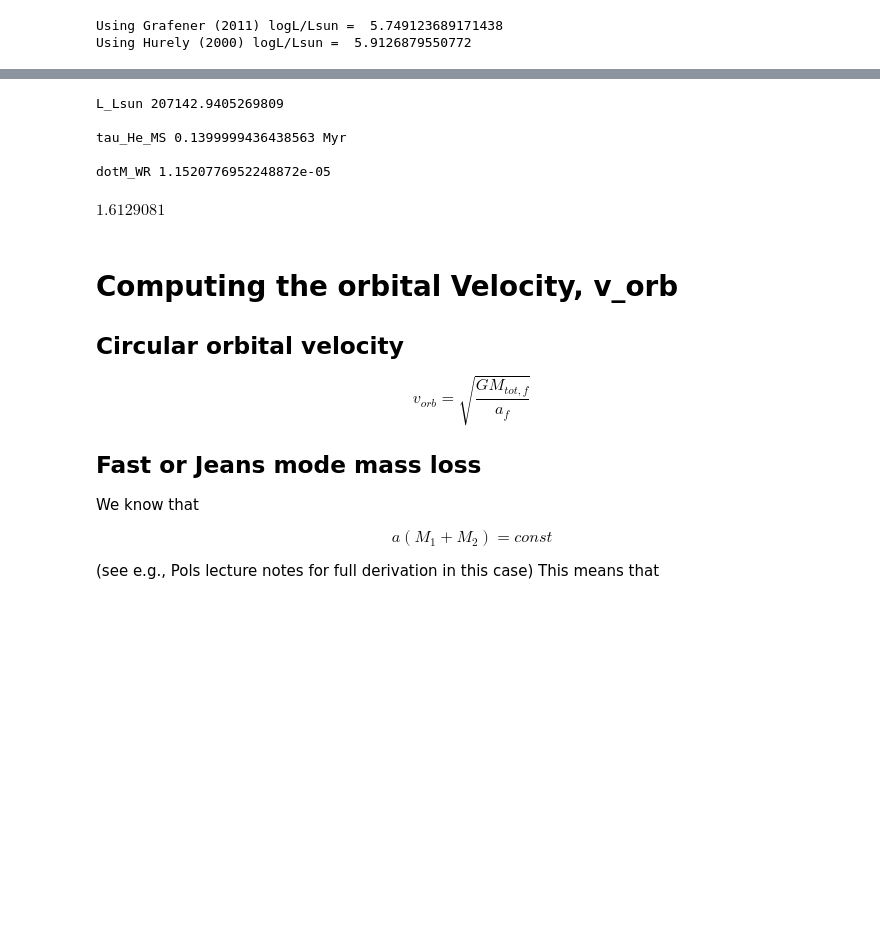
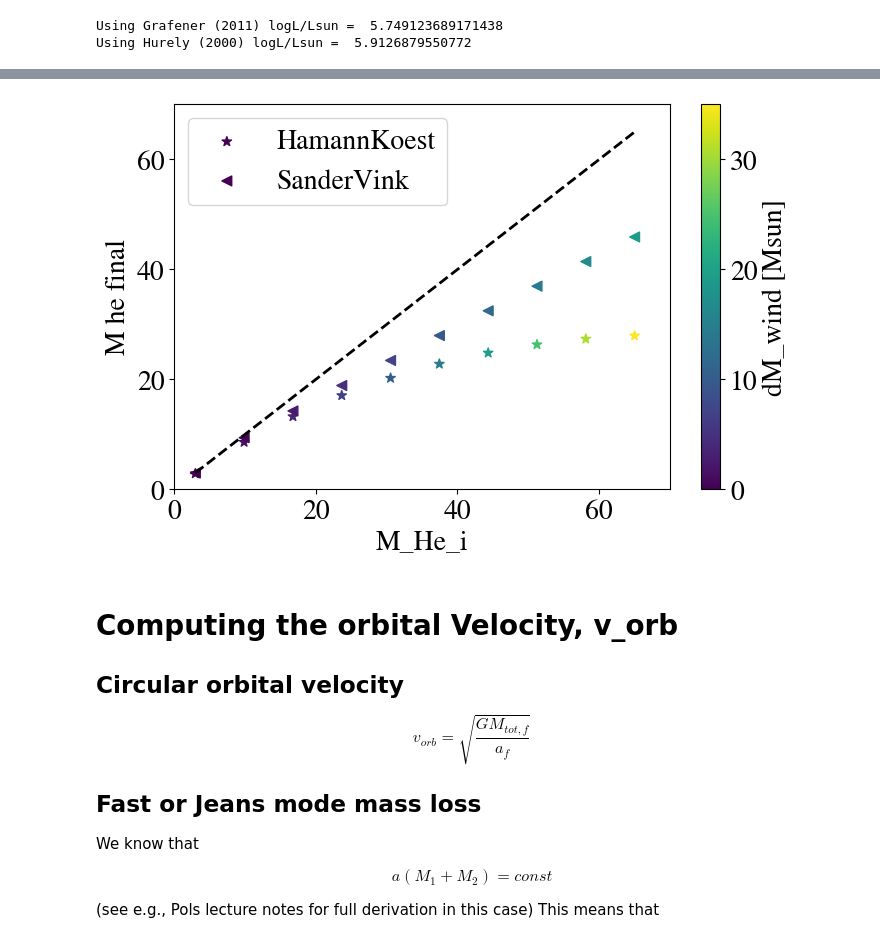
Before and after one commit to LiekeVanSon/ZdependentFormEff, a Jupyter notebook: code/Vorb_vs_Vkick.ipynb, the cells around one changed output, grey strips where cells are left out. Cells and saved outputs as stored; diff of their text form; code cells hidden in the pictures; blank space fills up the shorter version.

```diff
--- a/code/Vorb_vs_Vkick.ipynb
+++ b/code/Vorb_vs_Vkick.ipynb
@@ -287,42 +327,61 @@ $-4.987226 \; \mathrm{}$
 # Computing the mass losst
 ###########################################
 # estimate of total mass lost from WR-like winds during the He-MS phase
+from cProfile import label
+
+
 def dM_wind(M_He_i, Z, L_hestar = 'Hurley', WR_wind = 'SanderVink'):
     """
     !!! Make sure to provide:
     M_he in Msun
     Z in Zsun
     L_hestar  ----- What M-L relation to use ['Hurley', Grafener2011]
     WR_wind   ----- What WR wind mass loss to use [HamannKoest, 'SanderVink']
     """
 
     # Compute He star luminosity from the mass
     if L_hestar == 'Hurley':
         L_Lsun = L_THEMS(M_He_i)    # 10**5.4 #/const.L_sun.value # Lsun  (taken from Spera + 2019 SEVN paper, fig 1)
     if L_hestar == 'Grafener2011':
         L_Lsun = LM_Grafener2011(M_He_i)
-    print( 'L_Lsun', L_Lsun, '\n')
+    # print( 'log10 L_Lsun', np.log10(L_Lsun), '\n')
 
     # Calculate He main sequence time
     tau_He_MS = 2.9e9 * (M_He_i) * L_Lsun**-1 #(L_sun/L)  # in years
-    print('tau_He_MS', tau_He_MS*1e-6, 'Myr \n')
+    # print('tau_He_MS', tau_He_MS*1e-6, 'Myr \n')
 
     if WR_wind == 'SanderVink':
         dotM_WR = 10**WRwind_SV(L_Lsun, Z, Zsun = 0.014)
-    if WR_wind == 'HamannKoest':
-        dotM_WR = HamannKoesterke1998(L_Lsun*const.L_sun, Z, fWR = 1.).value
-    print('dotM_WR',dotM_WR)
+    elif WR_wind == 'HamannKoest':
+        dotM_WR = 10**HamannKoesterke1998(L_Lsun*const.L_sun, Z, fWR = 1.).value
+    else:
+        raise ValueError('WR wind prescription not recognized')
+
+    # print('log $\dot{M}_{WR}$', np.log10(dotM_WR) )
 
     dM_wind = tau_He_MS * dotM_WR
 
     return dM_wind # Msun
 
+##########################
+## Test the mass loss
+masses = np.linspace(3, 65, 10)
+dM_HamannKoest =  dM_wind(masses, 0.014, L_hestar = 'Hurley', WR_wind = 'HamannKoest')
+dM_SanderVink  =  dM_wind(masses, 0.014, L_hestar = 'Hurley', WR_wind = 'SanderVink')
 
-dM_wind(10, 0.014, L_hestar = 'Hurley', WR_wind = 'SanderVink')
+fig, ax = plt.subplots(figsize=(8, 5))
+plt.scatter(masses, masses - dM_HamannKoest, label = 'HamannKoest', marker = '*',s = 50, c = dM_HamannKoest, vmin = 0, vmax = 35)
+plt.scatter(masses, masses - dM_SanderVink, label = 'SanderVink', marker = '<',  s = 50, c = dM_SanderVink, vmin = 0, vmax = 35)
+plt.colorbar(label  = 'dM_wind [Msun]')
+
+plt.plot(masses, masses, c = 'black', ls = '--', lw = 2)
+
+plt.xlabel('M_He_i')
+plt.ylabel('M he final')
+plt.xlim(0, 70)
+plt.ylim(0, 70)
+plt.legend()
+# plt.ylabel('final He core mass')
+plt.show()
 # %% [output]
-L_Lsun 207142.9405269809
-
-tau_He_MS 0.1399999436438563 Myr
-
-dotM_WR 1.1520776952248872e-05
-$1.6129081 \; \mathrm{}$
+[figure, added]
```
Also changed, not shown: parts of 11 cells of this notebook.
